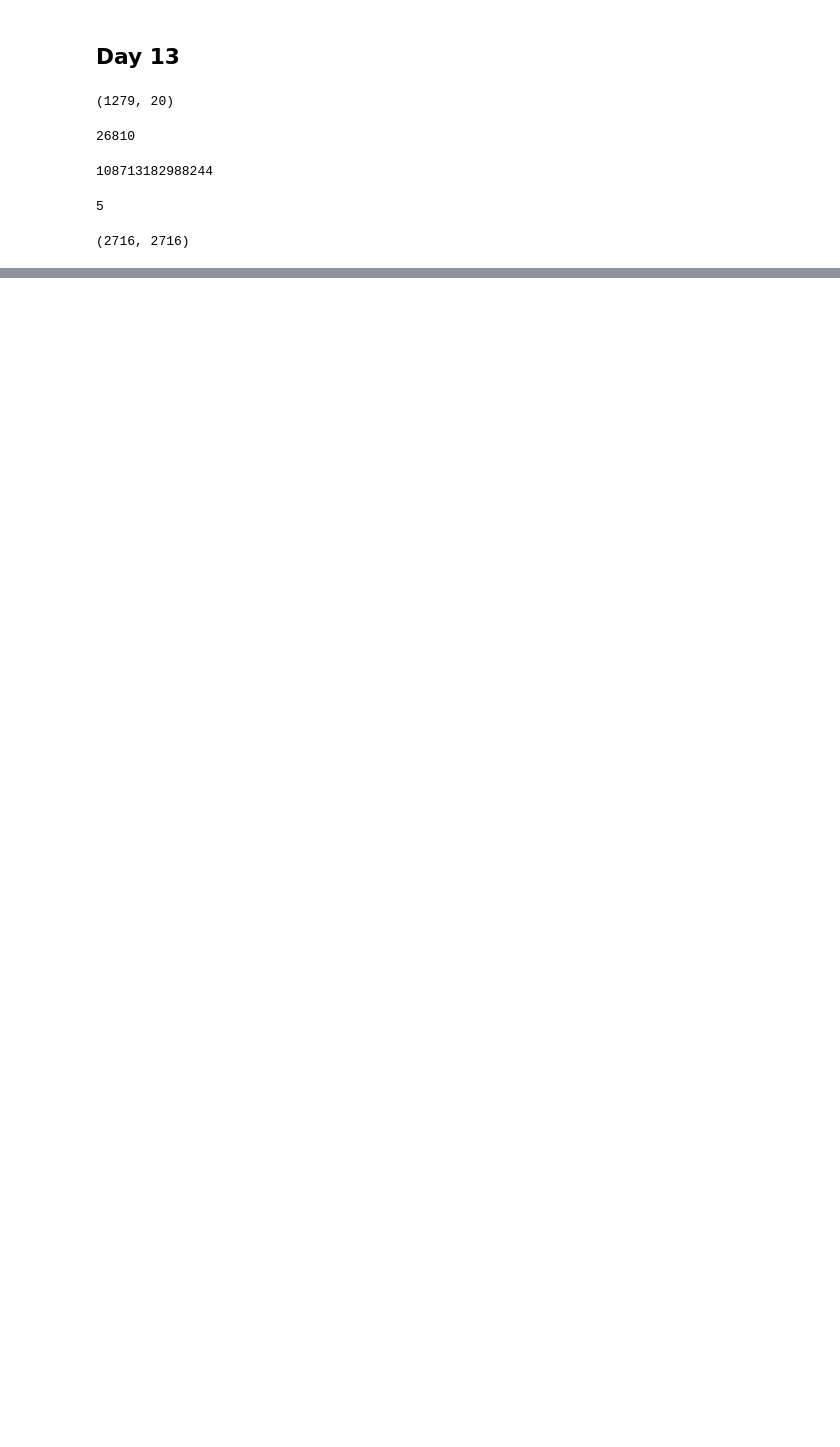
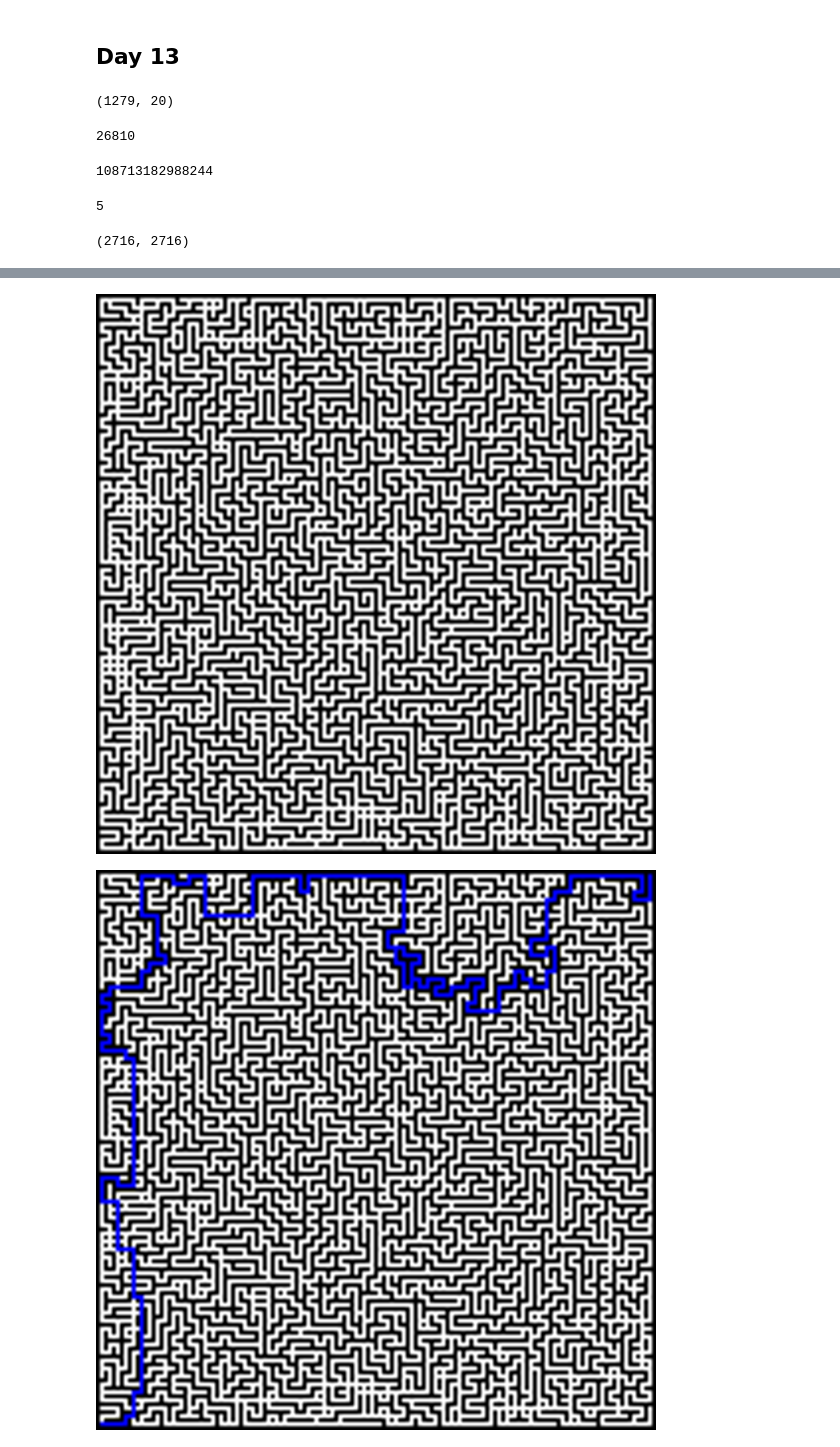
Before and after one commit to davidmiheev/aoc-2024, a Jupyter notebook: advent_of_code_2024.ipynb, the cells around one changed output, grey strips where cells are left out. Drawn from its saved outputs; the diff is of its cells as text; code cells hidden in the pictures; blank space fills up the shorter version.

```diff
--- a/advent_of_code_2024.ipynb
+++ b/advent_of_code_2024.ipynb
@@ -1200,0 +1476,13 @@ min_tokens_to_win_all_adjust(lines)
+# %%
+def simulate(wh_map, moves):
+    dirs = {'^': (-1, 0), '>': (0, 1), 'v': (1, 0), '<': (0, -1)}
+    cur_pos = (24, 48)
+    map = wh_map.copy()
+    for move in moves:
+        seen = set()
+        if shift(cur_pos, move, map, seen):
+            cur_pos = (cur_pos[0] + dirs[move][0], cur_pos[1] + dirs[move][1])
+            print(cur_pos, wh_map[24][48])
+
+
+simulate(wh_map.copy(), moves)
@@ -1200,0 +1550,5 @@ min_tokens_to_win_all_adjust(lines)
+# %%
+def build_maze(lines):
+    return [list(line[:-1]) for line in lines]
+
+maze = build_maze(lines)
@@ -1200,0 +1620,23 @@ min_tokens_to_win_all_adjust(lines)
+# %%
+def draw_maze(maze, path=False):
+    from PIL import Image, ImageDraw
+    w, h = 141, 141 # 17, 17
+    img = Image.new('RGB', (w, h), color = 'white')
+    draw = ImageDraw.Draw(img)
+    for i in range(w):
+        for j in range(h):
+            if maze[i][j] == '#':
+                draw.point((j, i), fill='black')
+
+    if path:
+        dijkstra_matrix(maze, (139, 1), (1, 139), draw)
+        # dijkstra_matrix(maze, (15, 1), (1, 15), draw)
+    # lets scale the image
+    img = img.resize((6 * w, 6 * h))
+    img.show()
+
+draw_maze(maze)
+draw_maze(maze, path=True)
+# %% [output]
+[figure, added]
+[figure, added]
```
Also changed, not shown: parts of 28 cells of this notebook, 3 other files.
